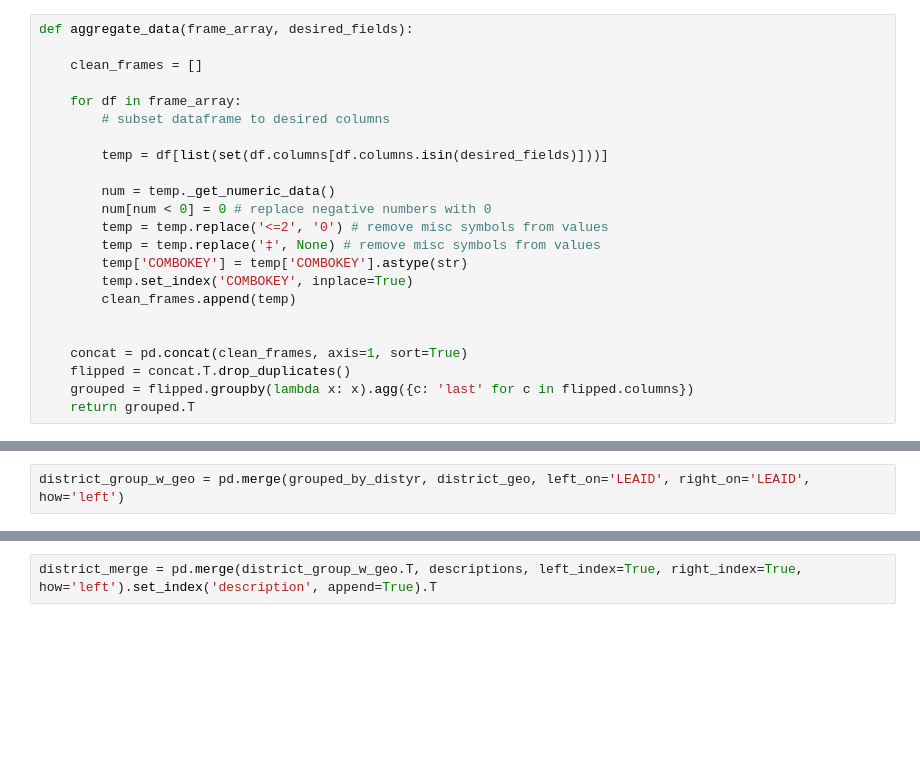
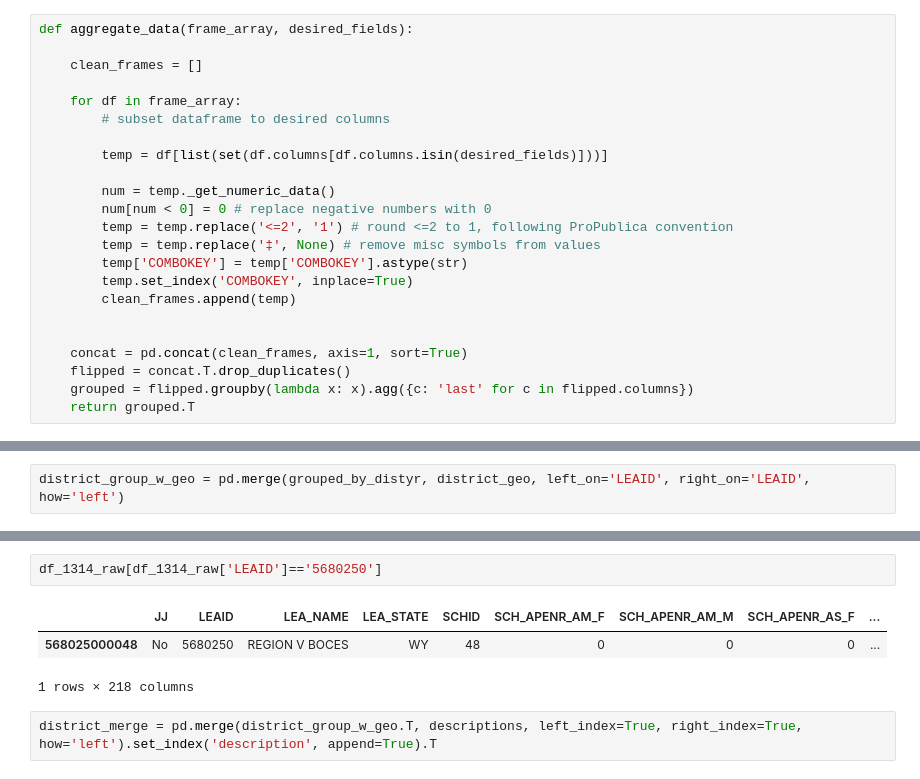
Before and after one commit to Discriminology/Educational-Equity-Data-Commons, a Jupyter notebook: data_processing.ipynb, the cells around one changed output, grey strips where cells are left out. Drawn from its saved outputs; the diff is of its cells as text; blank space fills up the shorter version.

Commit message:
replace <=2 with 1 following ProPublica convention:

```diff
--- a/data_processing.ipynb
+++ b/data_processing.ipynb
@@ -61,7 +65,7 @@ def aggregate_data(frame_array, desired_fields):
 
         num = temp._get_numeric_data()
         num[num < 0] = 0 # replace negative numbers with 0
-        temp = temp.replace('<=2', '0') # remove misc symbols from values
+        temp = temp.replace('<=2', '1') # round <=2 to 1, following ProPublica convention
         temp = temp.replace('‡', None) # remove misc symbols from values
         temp['COMBOKEY'] = temp['COMBOKEY'].astype(str)
         temp.set_index('COMBOKEY', inplace=True)
@@ -657,3 +754,9 @@ district_group_w_geo.head()
+# %%
+df_1314_raw[df_1314_raw['LEAID']=='5680250']
+# %% [output]
+|  | JJ | LEAID | LEA_NAME | LEA_STATE | SCHID | SCH_APENR_AM_F | SCH_APENR_AM_M | SCH_APENR_AS_F | ... |
+| 568025000048 | No | 5680250 | REGION V BOCES | WY | 48 | 0 | 0 | 0 | ... |
+1 rows × 218 columns
 # %%
 district_merge = pd.merge(district_group_w_geo.T, descriptions, left_index=True, right_index=True, how='left').set_index('description', append=True).T
 # %%
```
Also changed, not shown: parts of 24 cells of this notebook.
